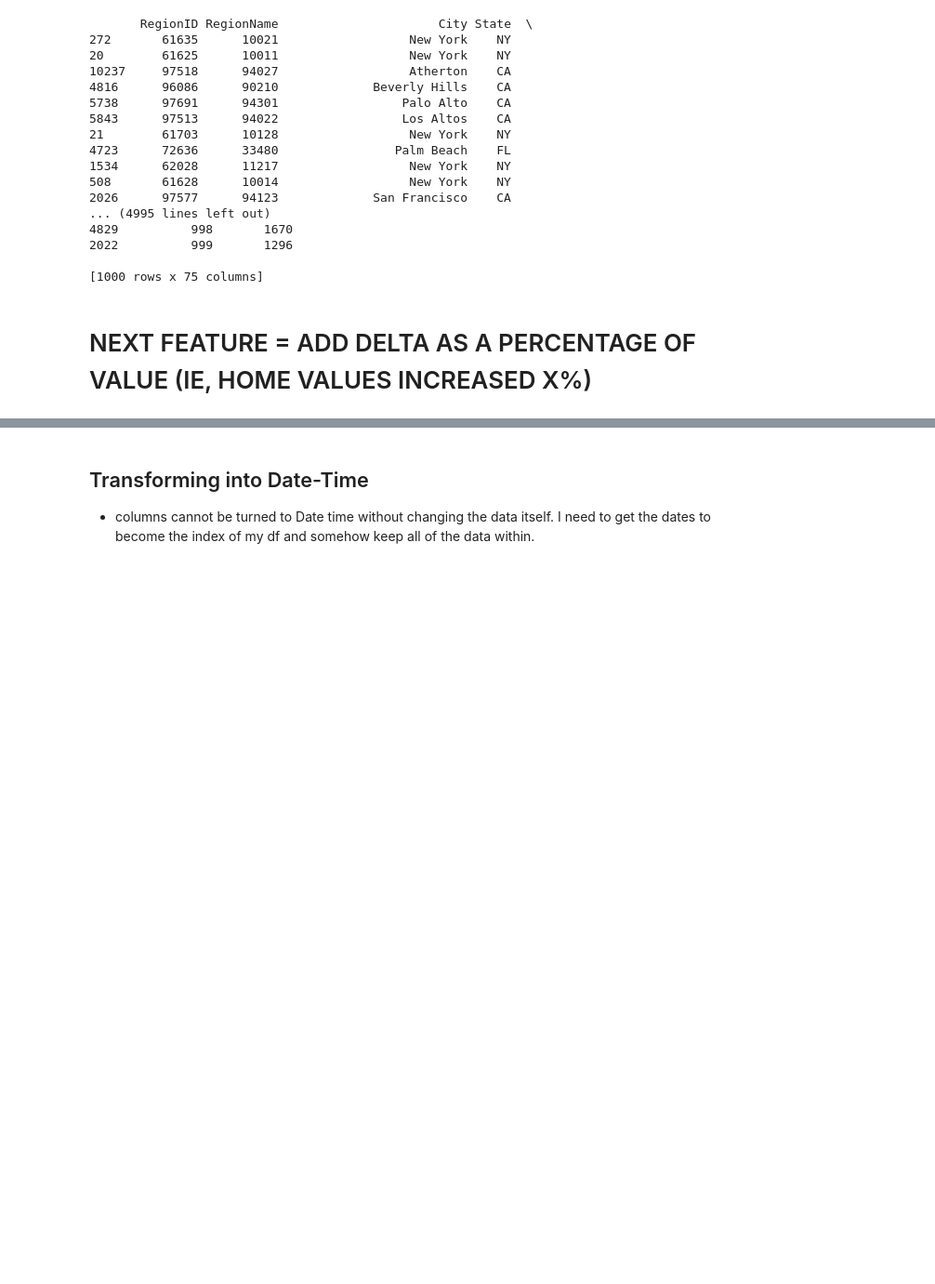
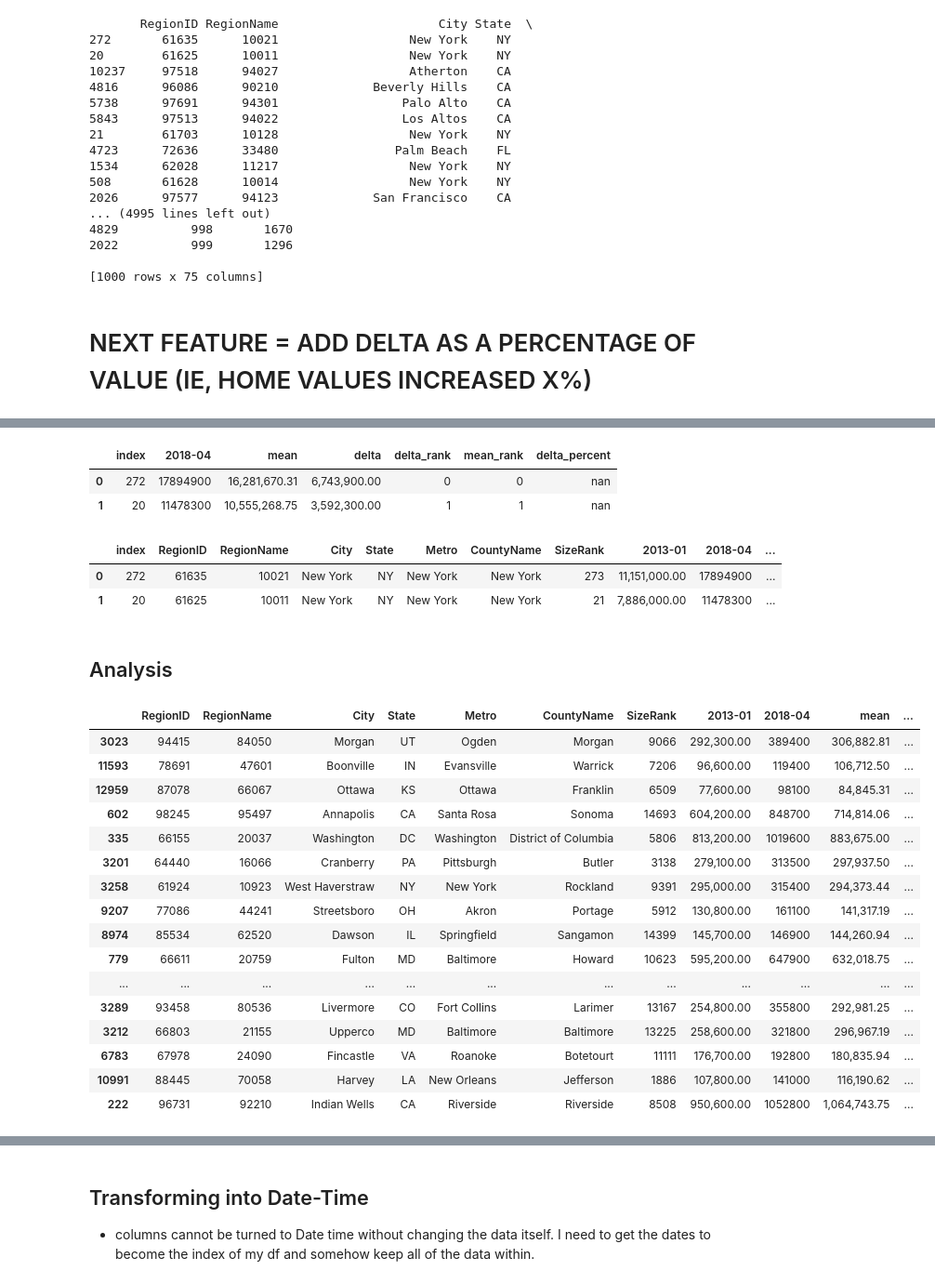
Before and after one commit to jxn628/dsc-phase-4-project-1, a Jupyter notebook: student.ipynb, the cells around one changed output, grey strips where cells are left out. Shown at 93% size. Cells and saved outputs as stored; diff of their text form; code cells hidden in the pictures; blank space fills up the shorter version.

Commit message:
added analysis_df

```diff
--- a/student.ipynb
+++ b/student.ipynb
@@ -320,0 +391,3 @@ new_df.sort_values("delta_rank").head(1000)
+# %%
+analysis_df_10 = analysis_df_10.reset_index()
+analysis_df_10
@@ -320,0 +408,38 @@ new_df.sort_values("delta_rank").head(1000)
+# %%
+analysis_stats = analysis_stats.reset_index()
+analysis_stats.head(2)
+# %% [output]
+|  | index | 2018-04 | mean | delta | delta_rank | mean_rank | delta_percent |
+| 0 | 272 | 17894900 | 16,281,670.31 | 6,743,900.00 | 0 | 0 | nan |
+| 1 | 20 | 11478300 | 10,555,268.75 | 3,592,300.00 | 1 | 1 | nan |
+# %%
+analysis_df_10 = analysis_df_10.merge(analysis_stats, on='index')
+analysis_df_10.head(2)
+# %% [output]
+|  | index | RegionID | RegionName | City | State | Metro | CountyName | SizeRank | 2013-01 | 2018-04 | ... |
+| 0 | 272 | 61635 | 10021 | New York | NY | New York | New York | 273 | 11,151,000.00 | 17894900 | ... |
+| 1 | 20 | 61625 | 10011 | New York | NY | New York | New York | 21 | 7,886,000.00 | 11478300 | ... |
+# %%
+analysis_df_10.drop(columns=['index'], inplace=True)
+# %% [markdown]
+## Analysis
+# %%
+analysis_df_10.sort_values('delta_percent', ascending=False).head(250)
+# %% [output]
+|  | RegionID | RegionName | City | State | Metro | CountyName | SizeRank | 2013-01 | 2018-04 | mean | ... |
+| 3023 | 94415 | 84050 | Morgan | UT | Ogden | Morgan | 9066 | 292,300.00 | 389400 | 306,882.81 | ... |
+| 11593 | 78691 | 47601 | Boonville | IN | Evansville | Warrick | 7206 | 96,600.00 | 119400 | 106,712.50 | ... |
+| 12959 | 87078 | 66067 | Ottawa | KS | Ottawa | Franklin | 6509 | 77,600.00 | 98100 | 84,845.31 | ... |
+| 602 | 98245 | 95497 | Annapolis | CA | Santa Rosa | Sonoma | 14693 | 604,200.00 | 848700 | 714,814.06 | ... |
+| 335 | 66155 | 20037 | Washington | DC | Washington | District of Columbia | 5806 | 813,200.00 | 1019600 | 883,675.00 | ... |
+| 3201 | 64440 | 16066 | Cranberry | PA | Pittsburgh | Butler | 3138 | 279,100.00 | 313500 | 297,937.50 | ... |
+| 3258 | 61924 | 10923 | West Haverstraw | NY | New York | Rockland | 9391 | 295,000.00 | 315400 | 294,373.44 | ... |
+| 9207 | 77086 | 44241 | Streetsboro | OH | Akron | Portage | 5912 | 130,800.00 | 161100 | 141,317.19 | ... |
+| 8974 | 85534 | 62520 | Dawson | IL | Springfield | Sangamon | 14399 | 145,700.00 | 146900 | 144,260.94 | ... |
+| 779 | 66611 | 20759 | Fulton | MD | Baltimore | Howard | 10623 | 595,200.00 | 647900 | 632,018.75 | ... |
+| ... | ... | ... | ... | ... | ... | ... | ... | ... | ... | ... | ... |
+| 3289 | 93458 | 80536 | Livermore | CO | Fort Collins | Larimer | 13167 | 254,800.00 | 355800 | 292,981.25 | ... |
+| 3212 | 66803 | 21155 | Upperco | MD | Baltimore | Baltimore | 13225 | 258,600.00 | 321800 | 296,967.19 | ... |
+| 6783 | 67978 | 24090 | Fincastle | VA | Roanoke | Botetourt | 11111 | 176,700.00 | 192800 | 180,835.94 | ... |
+| 10991 | 88445 | 70058 | Harvey | LA | New Orleans | Jefferson | 1886 | 107,800.00 | 141000 | 116,190.62 | ... |
+| 222 | 96731 | 92210 | Indian Wells | CA | Riverside | Riverside | 8508 | 950,600.00 | 1052800 | 1,064,743.75 | ... |
```
Also changed, not shown: parts of 11 cells of this notebook.
